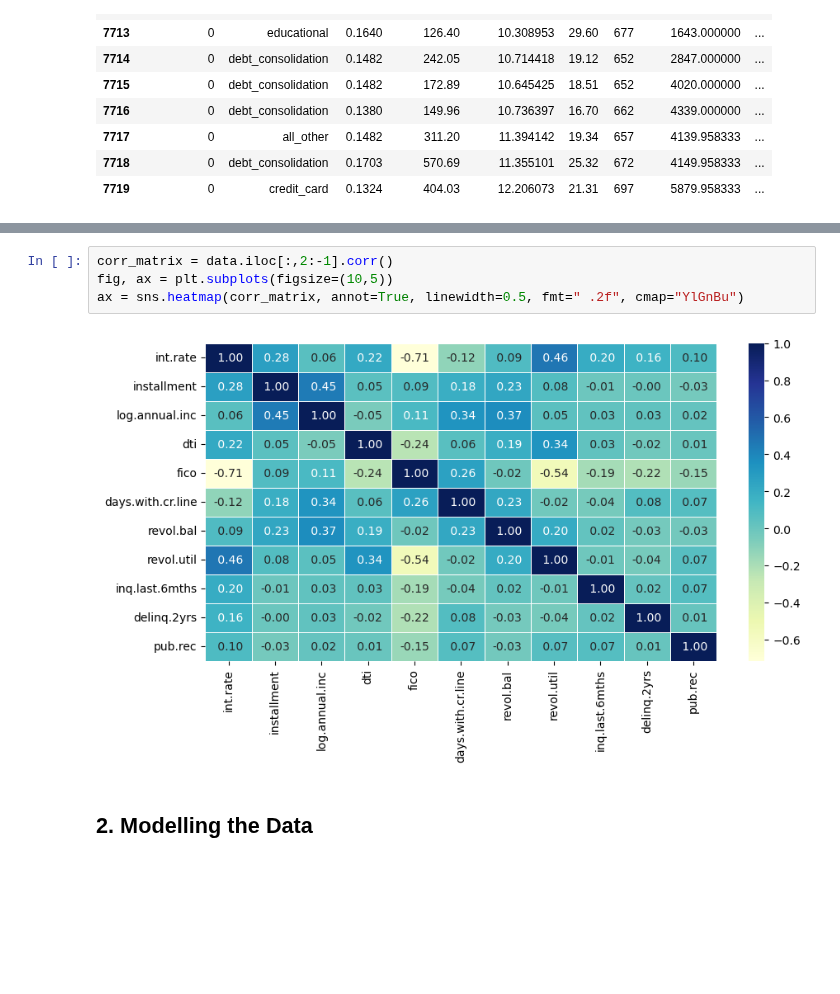
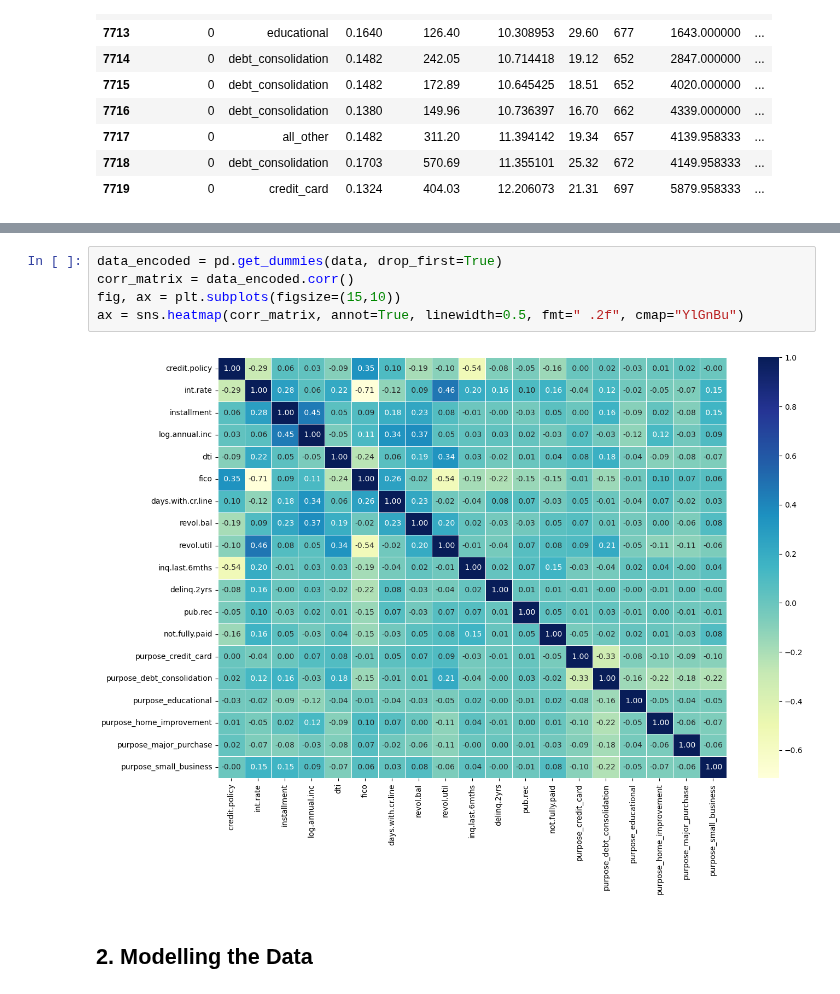
Before and after one commit to devern-DZZC/Interest-Rate-Prediction, a Jupyter notebook: Loan-Interest-Rate-Prediction.ipynb, the cells around one changed output, grey strips where cells are left out. Cells and saved outputs as stored; diff of their text form; blank space fills up the shorter version.

```diff
--- a/Loan-Interest-Rate-Prediction.ipynb
+++ b/Loan-Interest-Rate-Prediction.ipynb
@@ -150,11 +151,12 @@ data.describe()
 | 75% | 1.000000 | 0.140700 | 432.762500 | 11.291293 | 17.950000 | 737.000000 | 5730.000000 | 1.824950e+04 | ... |
 | max | 1.000000 | 0.216400 | 940.140000 | 14.528354 | 29.960000 | 827.000000 | 17639.958330 | 1.207359e+06 | ... |
 # %%
-corr_matrix = data.iloc[:,2:-1].corr()
-fig, ax = plt.subplots(figsize=(10,5))
+data_encoded = pd.get_dummies(data, drop_first=True)
+corr_matrix = data_encoded.corr()
+fig, ax = plt.subplots(figsize=(15,10))
 ax = sns.heatmap(corr_matrix, annot=True, linewidth=0.5, fmt=" .2f", cmap="YlGnBu")
 # %% [output]
-[figure, old version]
+[figure, new version]
 # %% [markdown]
 ## 2. Modelling the Data
 # %%
```
Also changed, not shown: parts of 30 cells of this notebook, 1 other file.
